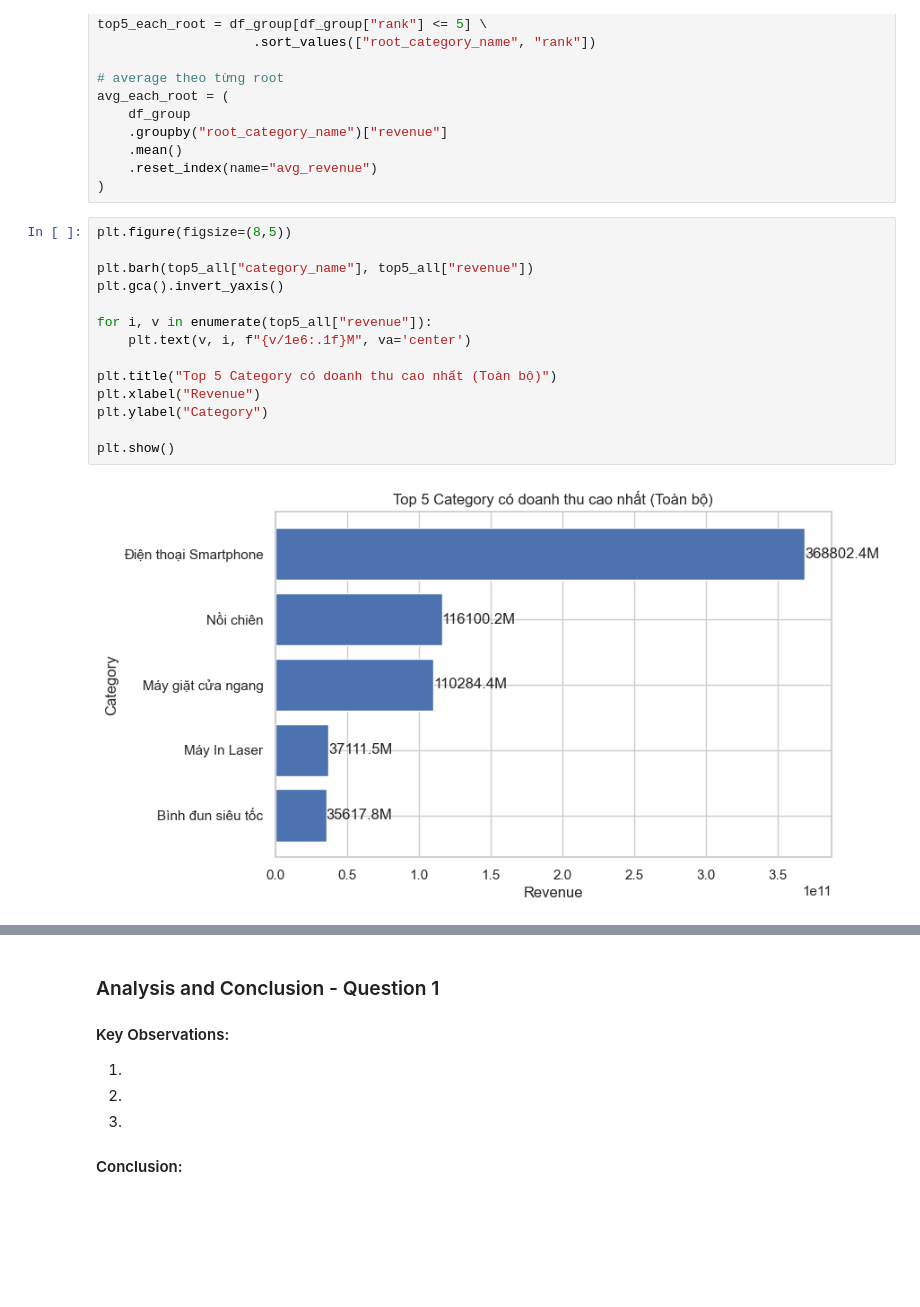
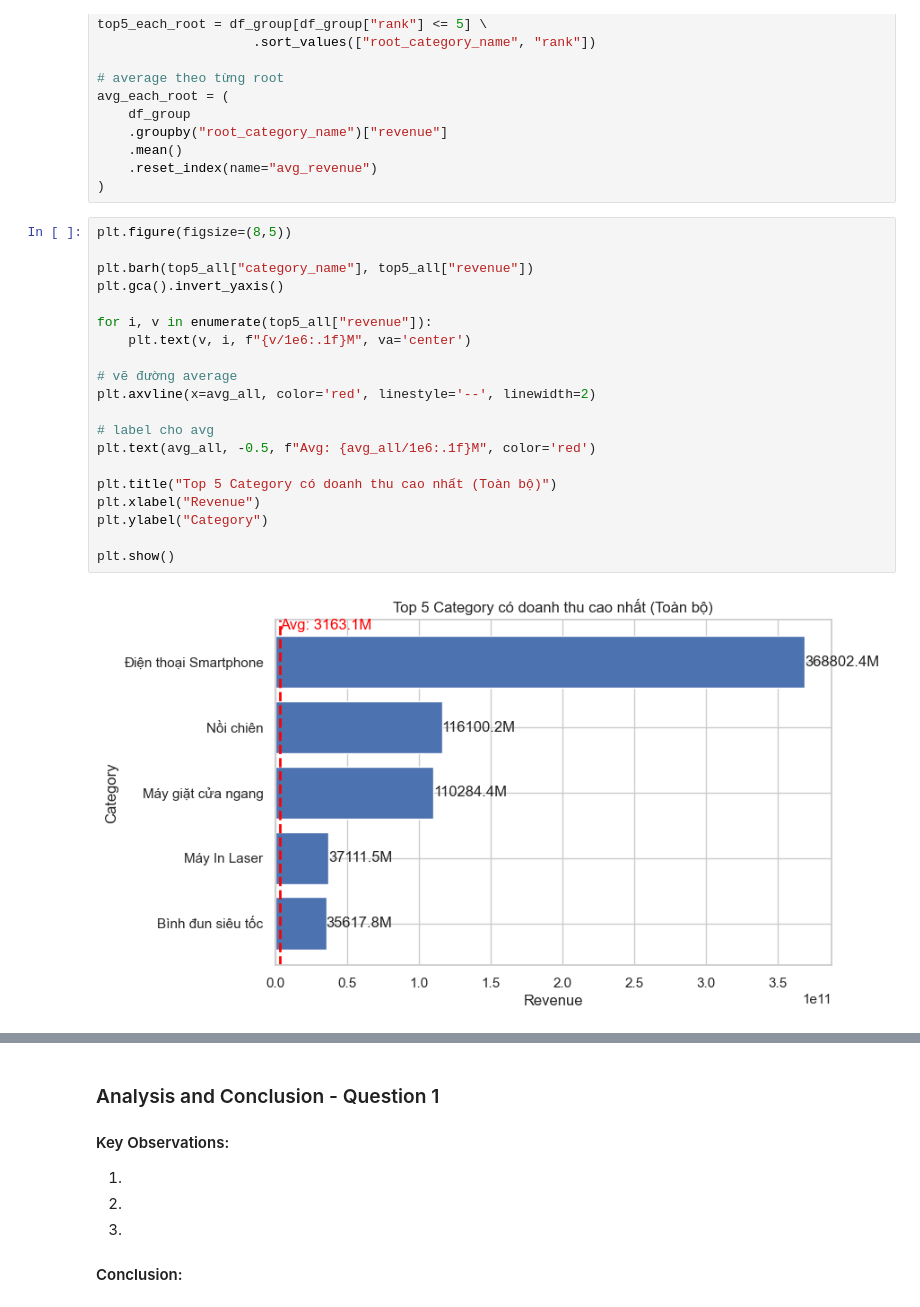
Before and after one commit to phuongth05/DV_LAB01, a Jupyter notebook: groups/phuong.ipynb, the cells around one changed output, grey strips where cells are left out. Cells and saved outputs as stored; diff of their text form; blank space fills up the shorter version.

```diff
--- a/groups/phuong.ipynb
+++ b/groups/phuong.ipynb
@@ -279,16 +279,22 @@ avg_each_root = (
 # %%
 plt.figure(figsize=(8,5))
 
 plt.barh(top5_all["category_name"], top5_all["revenue"])
 plt.gca().invert_yaxis()
 
 for i, v in enumerate(top5_all["revenue"]):
     plt.text(v, i, f"{v/1e6:.1f}M", va='center')
 
+# vẽ đường average
+plt.axvline(x=avg_all, color='red', linestyle='--', linewidth=2)
+
+# label cho avg
+plt.text(avg_all, -0.5, f"Avg: {avg_all/1e6:.1f}M", color='red')
+
 plt.title("Top 5 Category có doanh thu cao nhất (Toàn bộ)")
 plt.xlabel("Revenue")
 plt.ylabel("Category")
 
 plt.show()
 # %% [output]
-[figure, old version]
+[figure, new version]
```
Also changed, not shown: parts of 22 cells of this notebook, 1 other file.
